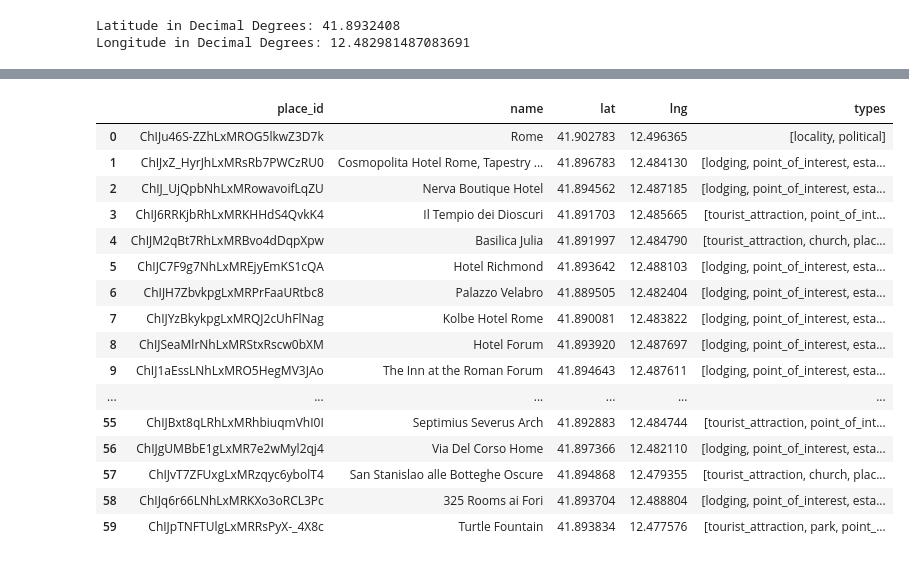
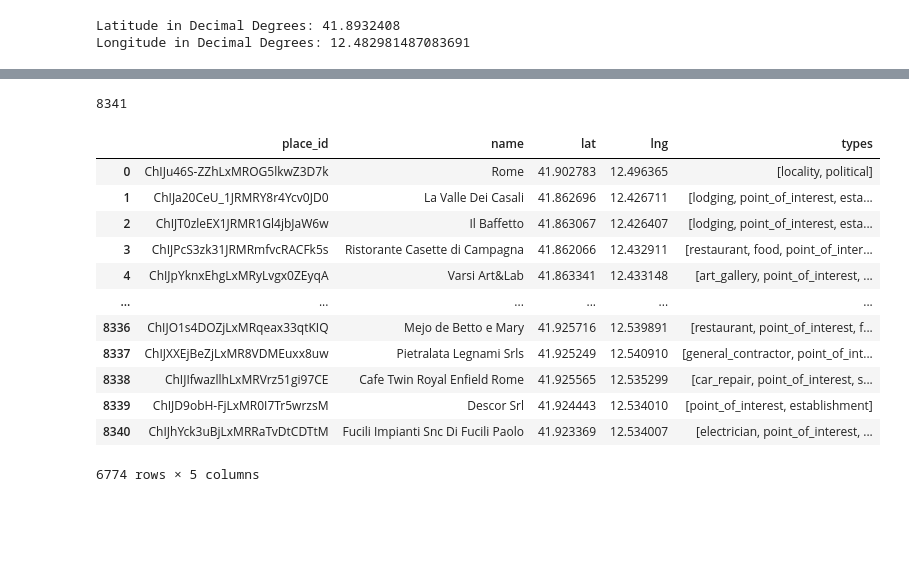
Before and after one commit to KrystianPi/TravelAI, a Jupyter notebook: googlemaps_api.ipynb, the cells around one changed output, grey strips where cells are left out. Saved outputs shown, nothing was run; the diff lists cells and outputs as text; code cells hidden in the pictures; blank space fills up the shorter version.

Commit message:
points of interest in Rome extracted

```diff
--- a/googlemaps_api.ipynb
+++ b/googlemaps_api.ipynb
@@ -28,9 +29,3 @@ gmaps = googlemaps.Client(key = API_KEY)
 # %% [output]
 Latitude in Decimal Degrees: 41.8932408
 Longitude in Decimal Degrees: 12.482981487083691
-# %%
-# Do a simple nearby search where we specify the location
-# in lat/lon format, along with a radius measured in meters
-places_result  = gmaps.places_nearby(location=f'{latitude_dd},{longitude_dd}', radius = 500)
-print(places_result)
-print(len(places_result['results']))
@@ -80,37 +102,53 @@ stored_results_global[3]
+# %%
+stored_results = []
+for location in locations:
+    for page in range(1,4):
+        if page == 1:
+            places_result = gmaps.places_nearby(location=f'{location[1]},{location[0]}', radius = 500)
+        else:
+            try:
+                places_result = gmaps.places_nearby(location=f'{location[1]},{location[0]}',radius = 500, page_token=places_result['next_page_token'])
+            except:
+                pass
+        stored_results_temp = [result for result in places_result['results']]
+        stored_results += stored_results_temp
+        time.sleep(3)
+# %%
+print(len(stored_results))
+# %% [output]
+8341
 # %%
 # Create an empty DataFrame
 df = pd.DataFrame(columns=['place_id', 'name', 'lat', 'lng', 'types'])
 
 # Iterate through the list and extract information
-for place in stored_results_global:
+for place in stored_results:
     place_id = place['place_id']
     name = place['name']
     lat = place['geometry']['location']['lat']
     lng = place['geometry']['location']['lng']
     types = place['types']
     row = pd.DataFrame({'place_id': [place_id], 'name': [name], 'lat': [lat], 'lng': [lng], 'types': [types]})
 
     # Append the extracted information as a new row
     df = pd.concat([df, row], ignore_index=True)
 
 # Print the resulting DataFrame
+df = df.dropna(subset='place_id')
+df = df.drop_duplicates(subset='place_id')
 df
 # %% [output]
 |  | place_id | name | lat | lng | types |
 | 0 | ChIJu46S-ZZhLxMROG5lkwZ3D7k | Rome | 41.902783 | 12.496365 | [locality, political] |
-| 1 | ChIJxZ_HyrJhLxMRsRb7PWCzRU0 | Cosmopolita Hotel Rome, Tapestry ... | 41.896783 | 12.484130 | [lodging, point_of_interest, esta... |
-| 2 | ChIJ_UjQpbNhLxMRowavoifLqZU | Nerva Boutique Hotel | 41.894562 | 12.487185 | [lodging, point_of_interest, esta... |
-| 3 | ChIJ6RRKjbRhLxMRKHHdS4QvkK4 | Il Tempio dei Dioscuri | 41.891703 | 12.485665 | [tourist_attraction, point_of_int... |
-| 4 | ChIJM2qBt7RhLxMRBvo4dDqpXpw | Basilica Julia | 41.891997 | 12.484790 | [tourist_attraction, church, plac... |
-| 5 | ChIJC7F9g7NhLxMREjyEmKS1cQA | Hotel Richmond | 41.893642 | 12.488103 | [lodging, point_of_interest, esta... |
-| 6 | ChIJH7ZbvkpgLxMRPrFaaURtbc8 | Palazzo Velabro | 41.889505 | 12.482404 | [lodging, point_of_interest, esta... |
-| 7 | ChIJYzBkykpgLxMRQJ2cUhFlNag | Kolbe Hotel Rome | 41.890081 | 12.483822 | [lodging, point_of_interest, esta... |
-| 8 | ChIJSeaMlrNhLxMRStxRscw0bXM | Hotel Forum | 41.893920 | 12.487697 | [lodging, point_of_interest, esta... |
-| 9 | ChIJ1aEssLNhLxMRO5HegMV3JAo | The Inn at the Roman Forum | 41.894643 | 12.487611 | [lodging, point_of_interest, esta... |
+| 1 | ChIJa20CeU_1JRMRY8r4Ycv0JD0 | La Valle Dei Casali | 41.862696 | 12.426711 | [lodging, point_of_interest, esta... |
+| 2 | ChIJT0zleEX1JRMR1Gl4jbJaW6w | Il Baffetto | 41.863067 | 12.426407 | [lodging, point_of_interest, esta... |
+| 3 | ChIJPcS3zk31JRMRmfvcRACFk5s | Ristorante Casette di Campagna | 41.862066 | 12.432911 | [restaurant, food, point_of_inter... |
+| 4 | ChIJpYknxEhgLxMRyLvgx0ZEyqA | Varsi Art&Lab | 41.863341 | 12.433148 | [art_gallery, point_of_interest, ... |
 | ... | ... | ... | ... | ... | ... |
-| 55 | ChIJBxt8qLRhLxMRhbiuqmVhI0I | Septimius Severus Arch | 41.892883 | 12.484744 | [tourist_attraction, point_of_int... |
-| 56 | ChIJgUMBbE1gLxMR7e2wMyl2qj4 | Via Del Corso Home | 41.897366 | 12.482110 | [lodging, point_of_interest, esta... |
-| 57 | ChIJvT7ZFUxgLxMRzqyc6ybolT4 | San Stanislao alle Botteghe Oscure | 41.894868 | 12.479355 | [tourist_attraction, church, plac... |
-| 58 | ChIJq6r66LNhLxMRKXo3oRCL3Pc | 325 Rooms ai Fori | 41.893704 | 12.488804 | [lodging, point_of_interest, esta... |
-| 59 | ChIJpTNFTUlgLxMRRsPyX-_4X8c | Turtle Fountain | 41.893834 | 12.477576 | [tourist_attraction, park, point_... |
+| 8336 | ChIJO1s4DOZjLxMRqeax33qtKIQ | Mejo de Betto e Mary | 41.925716 | 12.539891 | [restaurant, point_of_interest, f... |
+| 8337 | ChIJXXEjBeZjLxMR8VDMEuxx8uw | Pietralata Legnami Srls | 41.925249 | 12.540910 | [general_contractor, point_of_int... |
+| 8338 | ChIJIfwazllhLxMRVrz51gi97CE | Cafe Twin Royal Enfield Rome | 41.925565 | 12.535299 | [car_repair, point_of_interest, s... |
+| 8339 | ChIJD9obH-FjLxMR0I7Tr5wrzsM | Descor Srl | 41.924443 | 12.534010 | [point_of_interest, establishment] |
+| 8340 | ChIJhYck3uBjLxMRRaTvDtCDTtM | Fucili Impianti Snc Di Fucili Paolo | 41.923369 | 12.534007 | [electrician, point_of_interest, ... |
+6774 rows × 5 columns
 # %%
```
Also changed, not shown: parts of 13 cells of this notebook.
